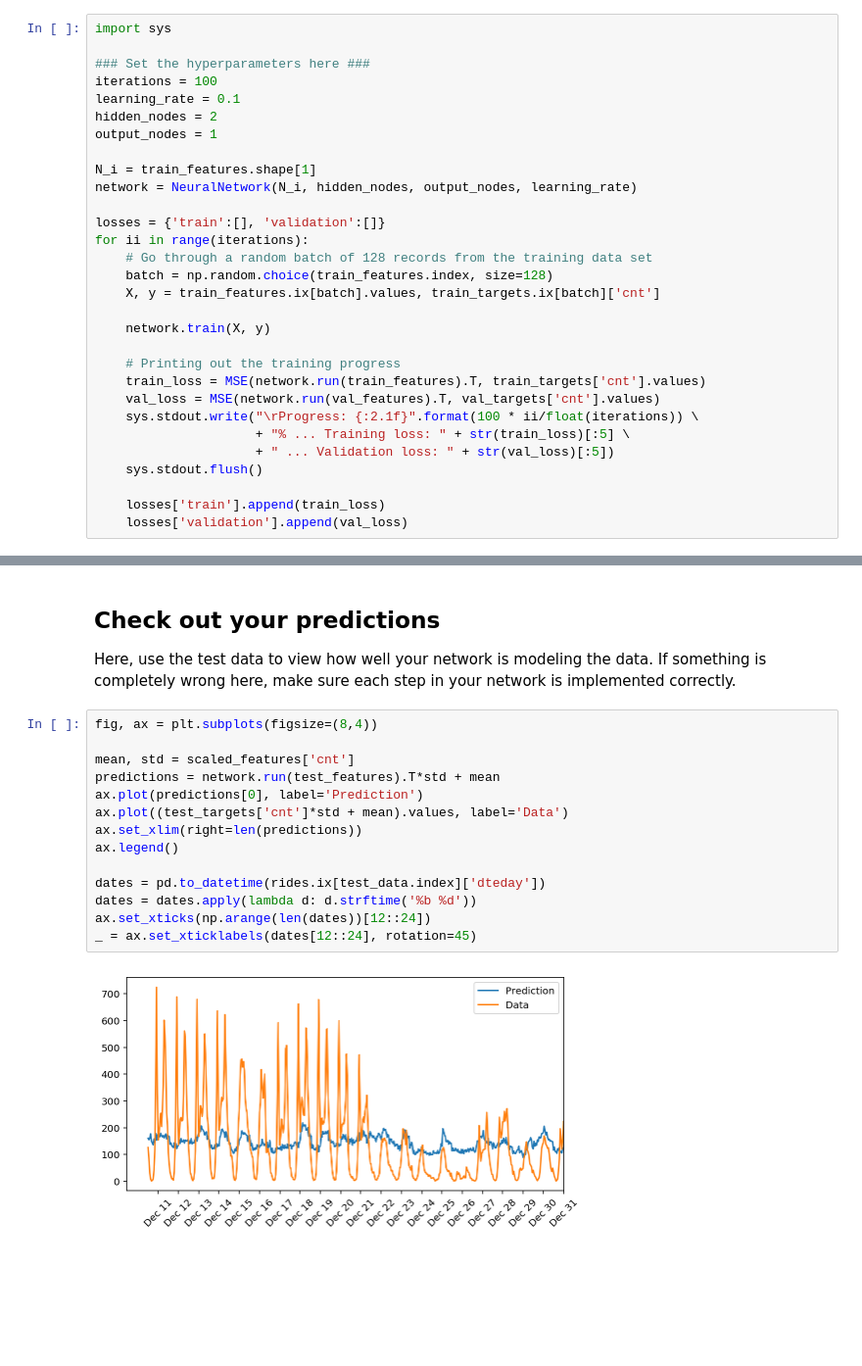
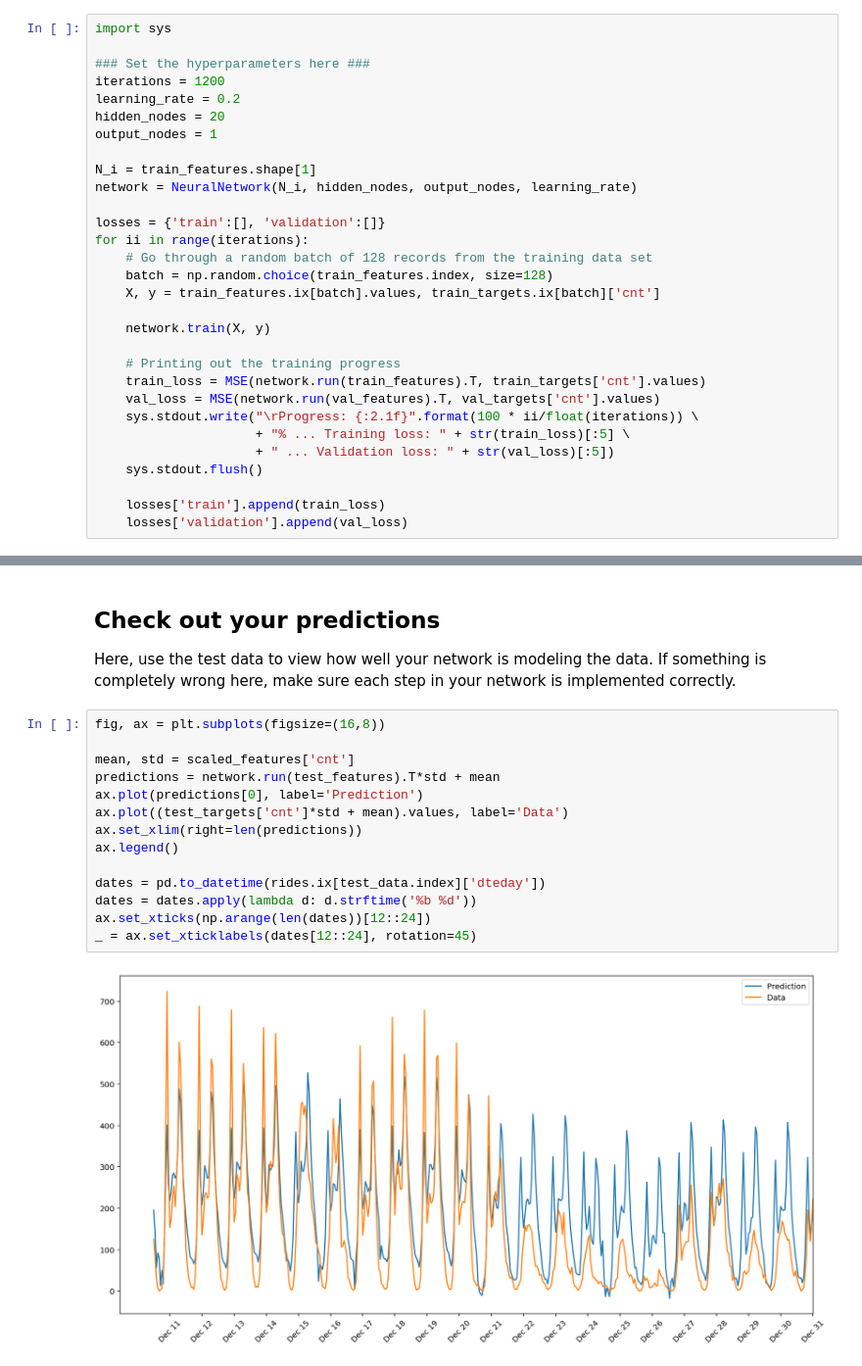
Before and after one commit to jhendric98/deep-learning, a Jupyter notebook: first-neural-network/Your_first_neural_network_v3.ipynb, the cells around one changed output, grey strips where cells are left out. Shown: that part at 98% size. Saved outputs shown, nothing was run; the diff lists cells and outputs as text; blank space fills up the shorter version.

```diff
--- a/first-neural-network/Your_first_neural_network_v3.ipynb
+++ b/first-neural-network/Your_first_neural_network_v3.ipynb
@@ -271,9 +271,9 @@ The more hidden nodes you have, the more accurate predictions the model will mak
 import sys
 
 ### Set the hyperparameters here ###
-iterations = 100
-learning_rate = 0.1
-hidden_nodes = 2
+iterations = 1200
+learning_rate = 0.2
+hidden_nodes = 20
 output_nodes = 1
 
 N_i = train_features.shape[1]
@@ -311,21 +311,21 @@ _ = plt.ylim()
 
 Here, use the test data to view how well your network is modeling the data. If something is completely wrong here, make sure each step in your network is implemented correctly.
 # %%
-fig, ax = plt.subplots(figsize=(8,4))
+fig, ax = plt.subplots(figsize=(16,8))
 
 mean, std = scaled_features['cnt']
 predictions = network.run(test_features).T*std + mean
 ax.plot(predictions[0], label='Prediction')
 ax.plot((test_targets['cnt']*std + mean).values, label='Data')
 ax.set_xlim(right=len(predictions))
 ax.legend()
 
 dates = pd.to_datetime(rides.ix[test_data.index]['dteday'])
 dates = dates.apply(lambda d: d.strftime('%b %d'))
 ax.set_xticks(np.arange(len(dates))[12::24])
 _ = ax.set_xticklabels(dates[12::24], rotation=45)
 # %% [output]
-[figure, old version]
+[figure, new version]
 # %% [markdown]
 ## OPTIONAL: Thinking about your results(this question will not be evaluated in the rubric).
 
```
Also changed, not shown: parts of 4 cells of this notebook, 1 other file.
